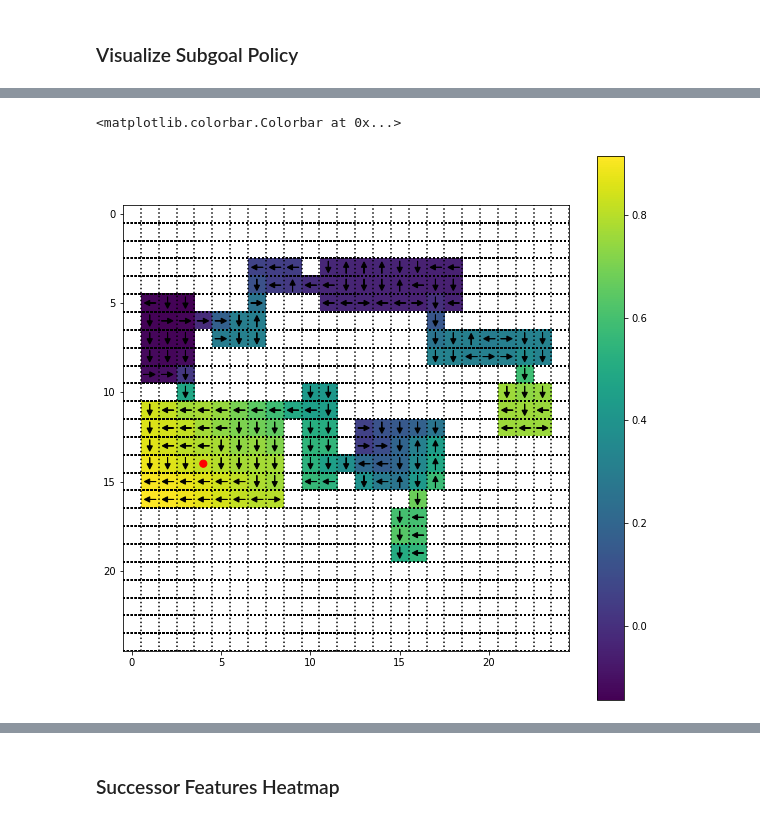
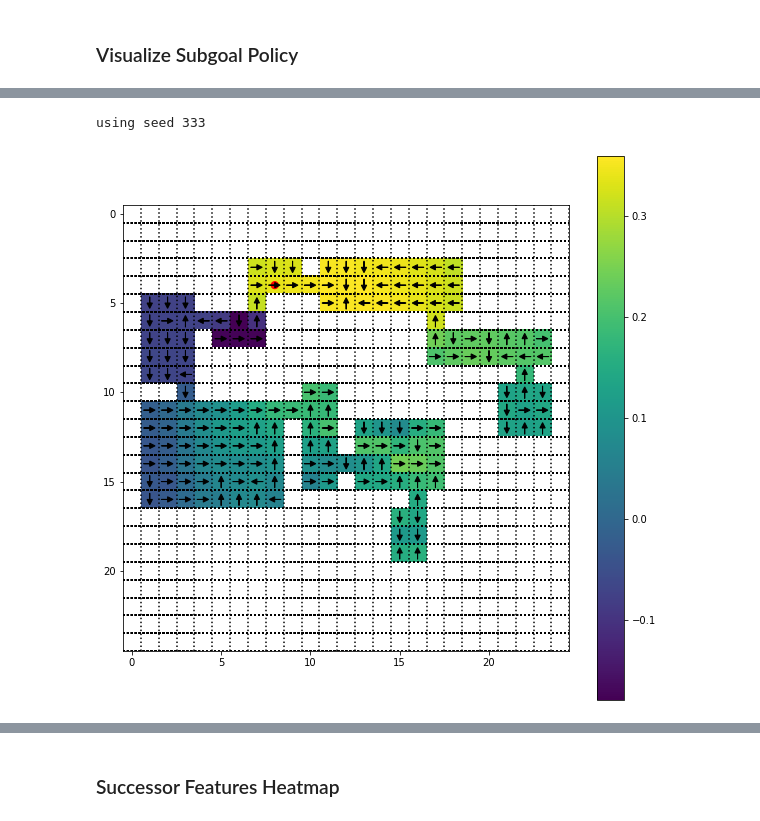
Before and after one commit to 2016choang/sfl, a Jupyter notebook: playground/new-envs.ipynb, the cells around one changed output, grey strips where cells are left out. Saved outputs shown, nothing was run; the diff lists cells and outputs as text; code cells hidden in the pictures.

Commit message:
Trying to fix subgoals

```diff
--- a/playground/new-envs.ipynb
+++ b/playground/new-envs.ipynb
@@ -152,20 +104,2 @@ plt.imshow(obs)
 # %% [markdown]
 ### Visualize Subgoal Policy
-# %%
-run = '20200430/multiroom/run_1'
-itr = 200000
-itr -= 1
-# %%
-config_file = '../data/local/{}/params.json'.format(run)
-with open(config_file, 'r') as f:
-    config = json.load(f)
-mode = config['mode']
-seed = config['seed']
-set_seed(seed)
-
-device = torch.device('cuda', index=0)
-
-ENV_ID = None
-env = gym_make(id=ENV_ID, mode=mode, minigrid_config=config['env'])
-obs = env.reset()
-plt.imshow(obs)
@@ -199,46 +105,0 @@ IDFModel(
-# %%
-subgoal = (4, 14)
-env.unwrapped.agent_pos = np.array(subgoal)
-
-obs, _, _, _ = env.env.env.step(5)
-obs = torch.Tensor(obs).unsqueeze(0)
-features = feature_model(obs.to(device), mode='encode')
-features = features.squeeze().detach().cpu().numpy()
-normed_features = features / np.linalg.norm(features, ord=2)
-
-
-
-q_values = np.dot(normed_dsr, normed_features)
-# %%
-figure = plt.figure(figsize=(10, 10))
-plt.imshow(q_values.mean(axis=2).T)
-for x in range(q_values.shape[0]):
-    plt.axvline(x + 0.5, color='k', linestyle=':')
-    for y in range(q_values.shape[1]):
-        plt.axhline(y + 0.5, color='k', linestyle=':')
-
-        if (x, y) == subgoal:
-            circle = plt.Circle((x, y), 0.2, color='r')
-            plt.gca().add_artist(circle)
-
-        else:
-            if any(np.isnan(q_values[x, y])):
-                continue
-
-            action = q_values[x, y].argmax()
-            dx = 0
-            dy = 0
-            if action == 0:
-                dx = 0.35
-            elif action == 1:
-                dy = 0.35
-            elif action == 2:
-                dx = -0.35
-            else:
-                dy = -0.35
-
-            plt.arrow(x - dx, y - dy, dx, dy, head_width=0.3, head_length=0.3, fc='k', ec='k')
-plt.colorbar()
-# %% [output]
-<matplotlib.colorbar.Colorbar at 0x...>
-[figure, removed]
@@ -244,0 +169,11 @@ plt.colorbar()
+# %%
+subgoal = (8, 4)
+# %%
+# Random agent
+run = '20200429/multiroom/run_0'
+itr = 200000
+itr -= 1
+visualize_subgoal_policy(run, itr, subgoal)
+# %% [output]
+using seed 333
+[figure, added]
```
Also changed, not shown: parts of 33 cells of this notebook, 13 other files.
